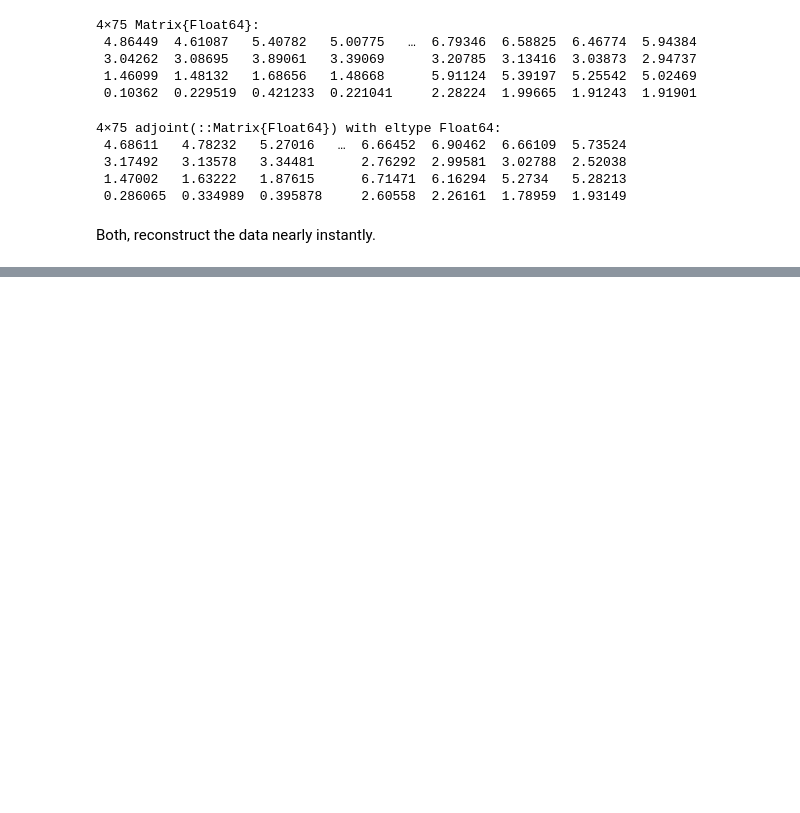
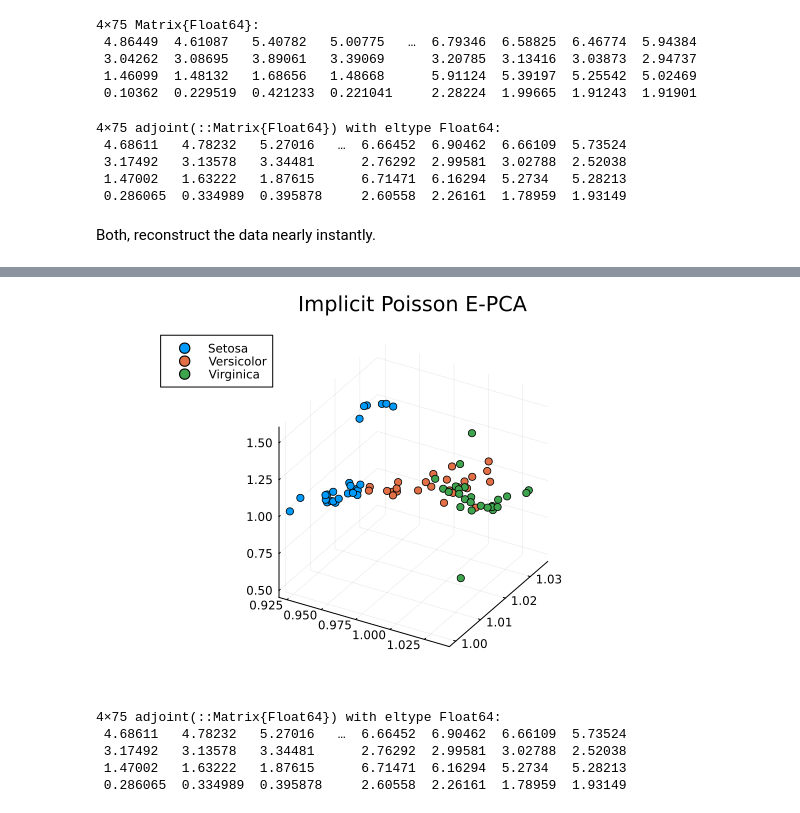
Before and after one commit to FlyingWorkshop/BeliefCompression, a Jupyter notebook: EPCABenchmarks/iris_jupyter.ipynb, the cells around one changed output, grey strips where cells are left out. Drawn from its saved outputs; the diff is of its cells as text; code cells hidden in the pictures; blank space fills up the shorter version.

```diff
--- a/EPCABenchmarks/iris_jupyter.ipynb
+++ b/EPCABenchmarks/iris_jupyter.ipynb
@@ -99,0 +110,2 @@ Both, reconstruct the data nearly instantly.
+# %%
+implicit_poisson = EPCA(x->exp(x))
@@ -99,0 +114,2 @@ Both, reconstruct the data nearly instantly.
+# %%
+implicit_A = fit!(implicit_poisson, Xte', 1; maxoutdim=3, verbose=true, maxiter=10, print_steps=1)'
@@ -99,0 +131,19 @@ Both, reconstruct the data nearly instantly.
+# %%
+implicit_setosa_A = implicit_A[:, Xte_labels .== "setosa"]
+implicit_versicolor_A = implicit_A[:, Xte_labels .== "versicolor"]
+implicit_virginica_A = implicit_A[:, Xte_labels .== "virginica"]
+
+p3 = scatter(implicit_setosa_A[1, :], implicit_setosa_A[2, :], implicit_setosa_A[3, :], marker=:circle, linewidth=0, label="Setosa")
+scatter!(implicit_versicolor_A[1, :], implicit_versicolor_A[2, :], implicit_versicolor_A[3, :], marker=:circle, linewidth=0, label="Versicolor")
+scatter!(implicit_virginica_A[1, :], implicit_virginica_A[2, :], implicit_virginica_A[3, :], marker=:circle, linewidth=0, label="Virginica")
+plot!(p3, title="Implicit Poisson E-PCA")
+# %% [output]
+[figure, added]
+# %%
+implicit_Xr_poisson = decompress(Poisson, A')'
+# %% [output]
+4×75 adjoint(::Matrix{Float64}) with eltype Float64:
+ 4.68611   4.78232   5.27016   …  6.66452  6.90462  6.66109  5.73524
+ 3.17492   3.13578   3.34481      2.76292  2.99581  3.02788  2.52038
+ 1.47002   1.63222   1.87615      6.71471  6.16294  5.2734   5.28213
+ 0.286065  0.334989  0.395878     2.60558  2.26161  1.78959  1.93149
```
Also changed, not shown: parts of 12 cells of this notebook.
